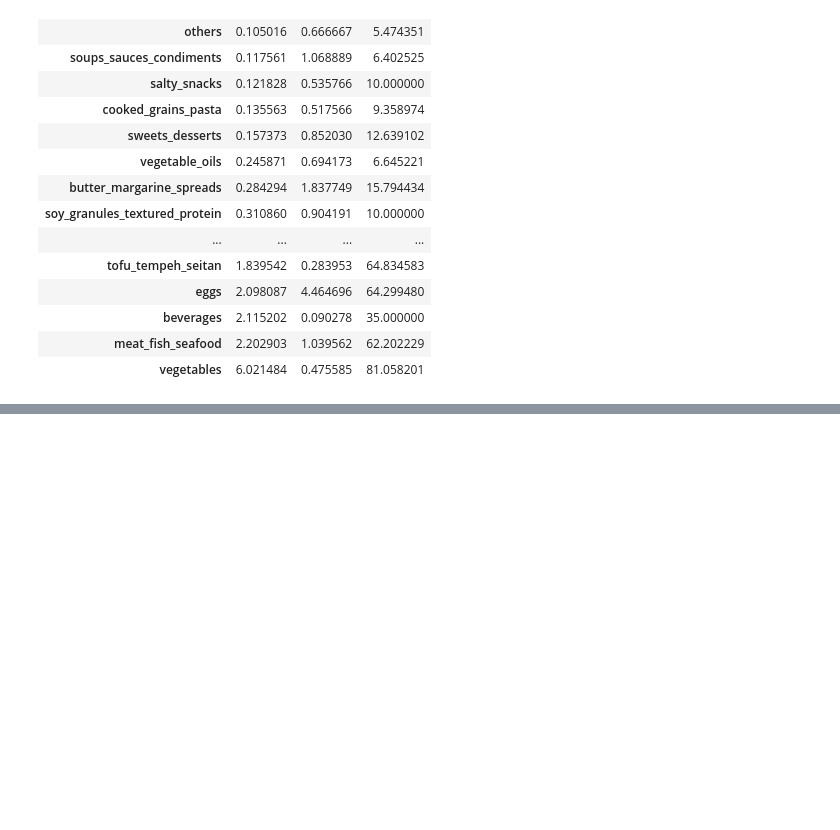
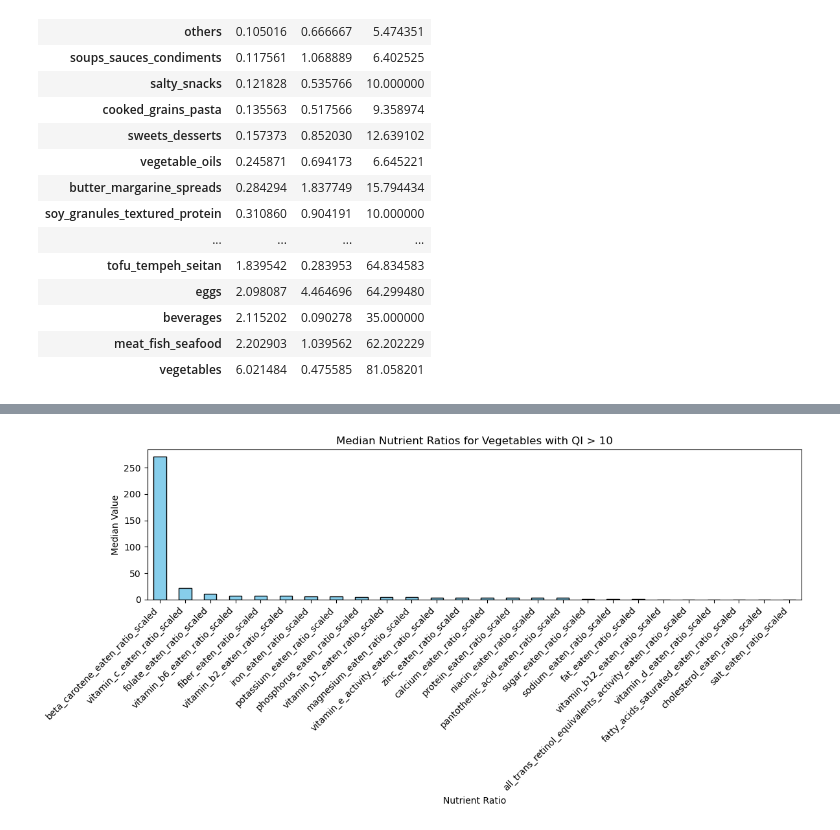
Before and after one commit to sskyxx/Bachelor-Project, a Jupyter notebook: Vegetables_data.ipynb, the cells around one changed output, grey strips where cells are left out. Saved outputs shown, nothing was run; the diff lists cells and outputs as text; code cells hidden in the pictures; blank space fills up the shorter version.

```diff
--- a/Vegetables_data.ipynb
+++ b/Vegetables_data.ipynb
@@ -203,0 +229,15 @@ df_vegetable.drop_duplicates('combined_name').sort_values('QI', ascending=False)
+# %%
+ratio_cols = [i for i in high_qi_vegetable.columns if '_ratio_scaled' in i]
+median_ratios = high_qi_vegetable[ratio_cols].median().sort_values(ascending=False)
+
+
+plt.figure(figsize=(12, 6))
+median_ratios.plot(kind='bar', color='skyblue', edgecolor='black')
+plt.title("Median Nutrient Ratios for Vegetables with QI > 10")
+plt.xlabel("Nutrient Ratio")
+plt.ylabel("Median Value")
+plt.xticks(rotation=45, ha='right')
+plt.tight_layout()
+plt.show()
+# %% [output]
+[figure, added]
```
Also changed, not shown: parts of 43 cells of this notebook, 1 other file.
